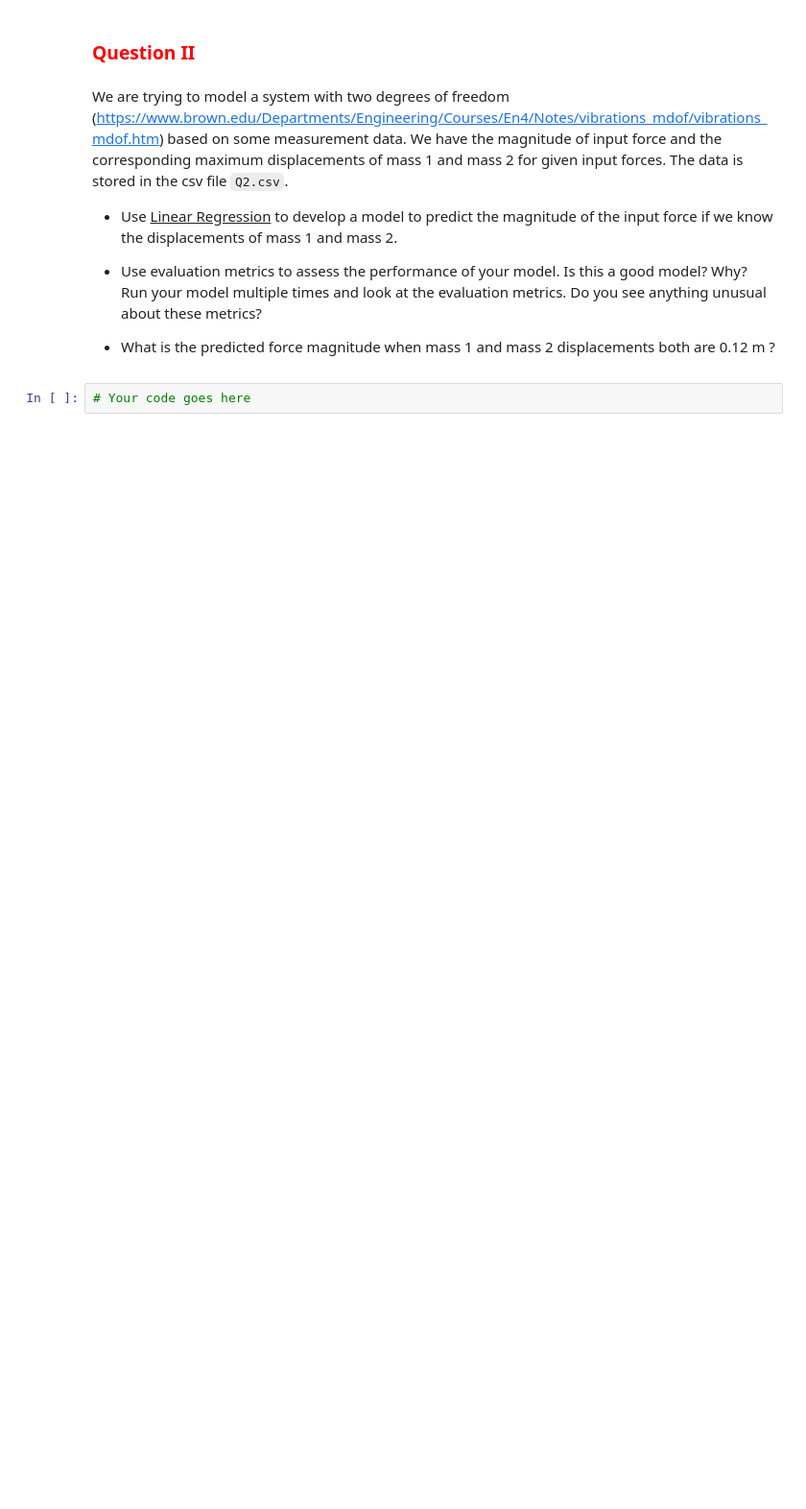
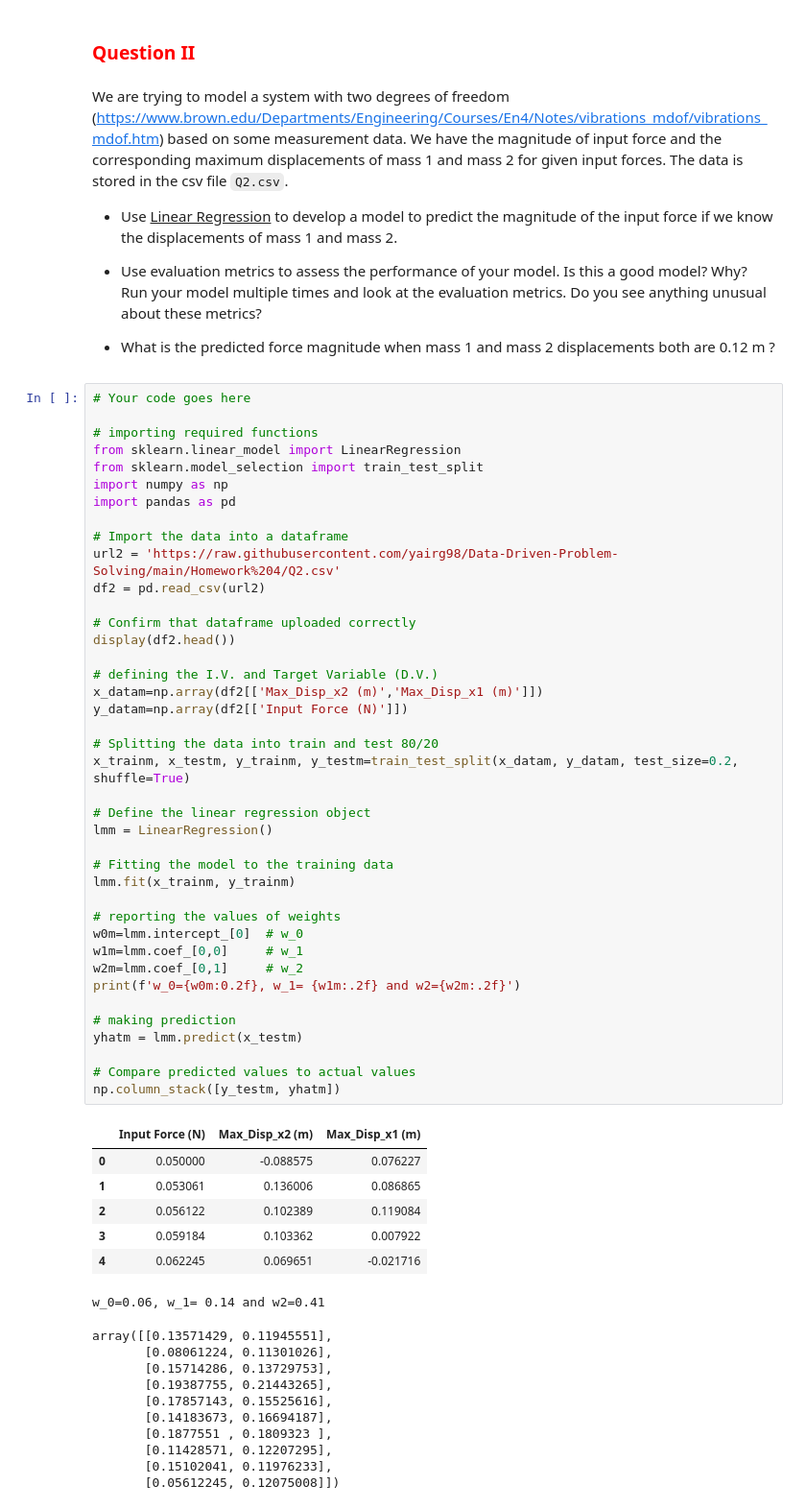
Before and after one commit to yairg98/Data-Driven-Problem-Solving, a Jupyter notebook: Homework 4/Homework_4.ipynb, the cells around one changed output. Shown at 96% size. Cells and saved outputs as stored; diff of their text form; blank space fills up the shorter version.

Commit message:
Update Homework_4.ipynb
Completed homework 4

```diff
--- a/Homework 4/Homework_4.ipynb
+++ b/Homework 4/Homework_4.ipynb
@@ -19,5 +113,61 @@ We are trying to model a system with two degrees of freedom (https://www.brown.e
 - Use evaluation metrics to assess the performance of your model. Is this a good model? Why? Run your model multiple times and look at the evaluation metrics. Do you see anything unusual about these metrics?
 
 - What is the predicted force magnitude when mass 1 and mass 2 displacements both are 0.12 m ?
-# %%
-# Your code goes here
+# %%
+# Your code goes here
+
+# importing required functions
+from sklearn.linear_model import LinearRegression
+from sklearn.model_selection import train_test_split
+import numpy as np
+import pandas as pd
+
+# Import the data into a dataframe
+url2 = 'https://raw.githubusercontent.com/yairg98/Data-Driven-Problem-Solving/main/Homework%204/Q2.csv'
+df2 = pd.read_csv(url2)
+
+# Confirm that dataframe uploaded correctly
+display(df2.head())
+
+# defining the I.V. and Target Variable (D.V.)
+x_datam=np.array(df2[['Max_Disp_x2 (m)','Max_Disp_x1 (m)']])
+y_datam=np.array(df2[['Input Force (N)']])
+
+# Splitting the data into train and test 80/20
+x_trainm, x_testm, y_trainm, y_testm=train_test_split(x_datam, y_datam, test_size=0.2, shuffle=True)
+
+# Define the linear regression object
+lmm = LinearRegression()
+
+# Fitting the model to the training data
+lmm.fit(x_trainm, y_trainm)
+
+# reporting the values of weights
+w0m=lmm.intercept_[0]  # w_0
+w1m=lmm.coef_[0,0]     # w_1
+w2m=lmm.coef_[0,1]     # w_2
+print(f'w_0={w0m:0.2f}, w_1= {w1m:.2f} and w2={w2m:.2f}')
+
+# making prediction
+yhatm = lmm.predict(x_testm)
+
+# Compare predicted values to actual values
+np.column_stack([y_testm, yhatm])
+# %% [output]
+|  | Input Force (N) | Max_Disp_x2 (m) | Max_Disp_x1 (m) |
+| 0 | 0.050000 | -0.088575 | 0.076227 |
+| 1 | 0.053061 | 0.136006 | 0.086865 |
+| 2 | 0.056122 | 0.102389 | 0.119084 |
+| 3 | 0.059184 | 0.103362 | 0.007922 |
+| 4 | 0.062245 | 0.069651 | -0.021716 |
+w_0=0.06, w_1= 0.14 and w2=0.41
+array([[0.13571429, 0.11945551],
+       [0.08061224, 0.11301026],
+       [0.15714286, 0.13729753],
+       [0.19387755, 0.21443265],
+       [0.17857143, 0.15525616],
+       [0.14183673, 0.16694187],
+       [0.1877551 , 0.1809323 ],
+       [0.11428571, 0.12207295],
+       [0.15102041, 0.11976233],
+       [0.05612245, 0.12075008]])
```
Also changed, not shown: parts of 7 cells of this notebook.
